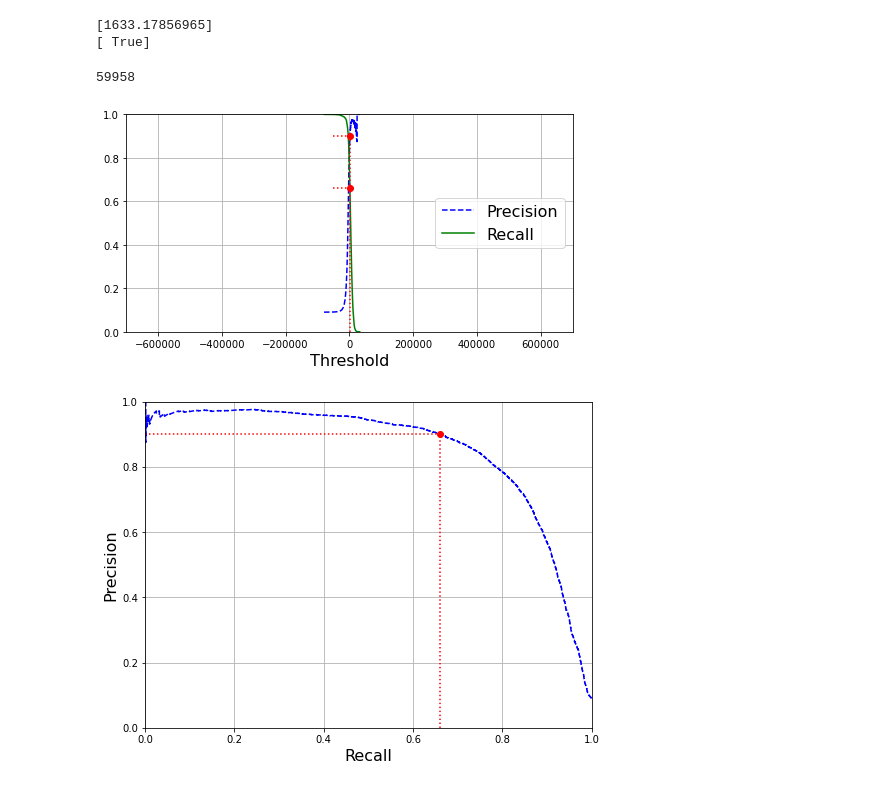
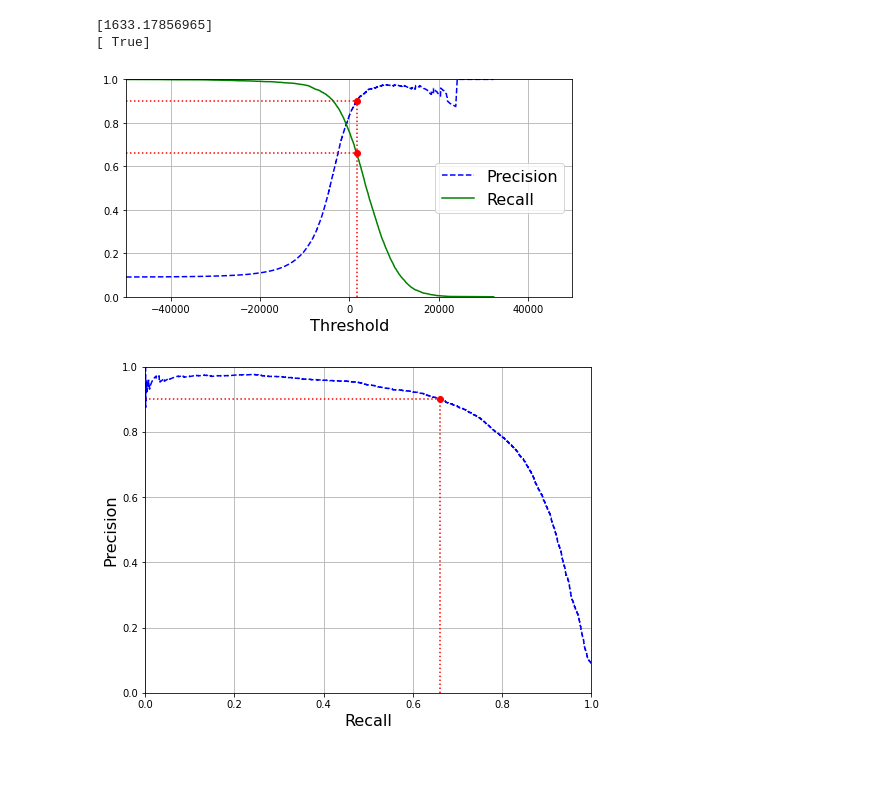
Before and after one commit to mauroyone/MNIST-classifier, a Jupyter notebook: Classification with MNIST.ipynb, the cells around one changed output. Saved outputs shown, nothing was run; the diff lists cells and outputs as text; code cells hidden in the pictures.

```diff
--- a/Classification with MNIST.ipynb
+++ b/Classification with MNIST.ipynb
@@ -164,10 +164,6 @@ print(y_some_digit_pred)
 
 y_scores = cross_val_predict(sgd_clf, X_train, y_train_5, cv=3,
                              method="decision_function")
-# %%
-len(precisions)
-# %% [output]
-59958
 # %%
 #With these scores, use the precision_recall_curve() function to compute
 #precision and recall for all possible thresholds:
@@ -177,29 +173,27 @@ precisions, recalls, thresholds = precision_recall_curve(y_train_5, y_scores)
 # %%
 #plot
 def plot_precision_recall_vs_threshold(precisions, recalls, thresholds):
     plt.plot(thresholds, precisions[:-1], "b--", label="Precision")
     plt.plot(thresholds, recalls[:-1], "g-", label="Recall")
     plt.legend(loc="center right", fontsize=16)
     plt.xlabel("Threshold", fontsize=16)
     plt.grid(True)
-    plt.ylim([0, 1])
-    #plt.axis([-50000, 50000, 0, 1])
+    plt.axis([-50000, 50000, 0, 1])
 
 recall_90_precision = recalls[np.argmax(precisions >= 0.90)]
 threshold_90_precision = thresholds[np.argmax(precisions >= 0.90)]
 
 
 plt.figure(figsize=(8, 4))
 plot_precision_recall_vs_threshold(precisions, recalls, thresholds)
-plt.xlim([-700000, 700000])
 plt.plot([threshold_90_precision, threshold_90_precision], [0., 0.9], "r:")
 plt.plot([-50000, threshold_90_precision], [0.9, 0.9], "r:")
 plt.plot([-50000, threshold_90_precision], [recall_90_precision, recall_90_precision], "r:")
 plt.plot([threshold_90_precision], [0.9], "ro")
 plt.plot([threshold_90_precision], [recall_90_precision], "ro")
 plt.show()
 # %% [output]
-[figure, old version]
+[figure, new version]
 # %%
 def plot_precision_vs_recall(precisions, recalls):
     plt.plot(recalls, precisions, "b--")
```
Also changed, not shown: parts of 10 cells of this notebook.
